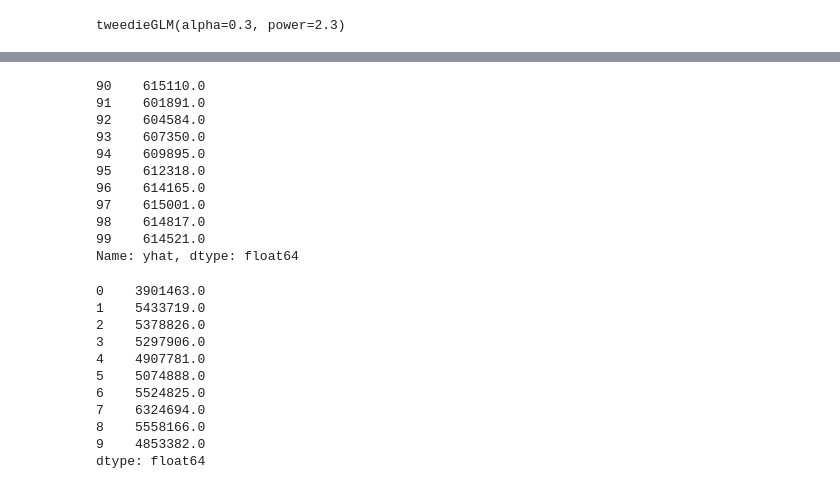
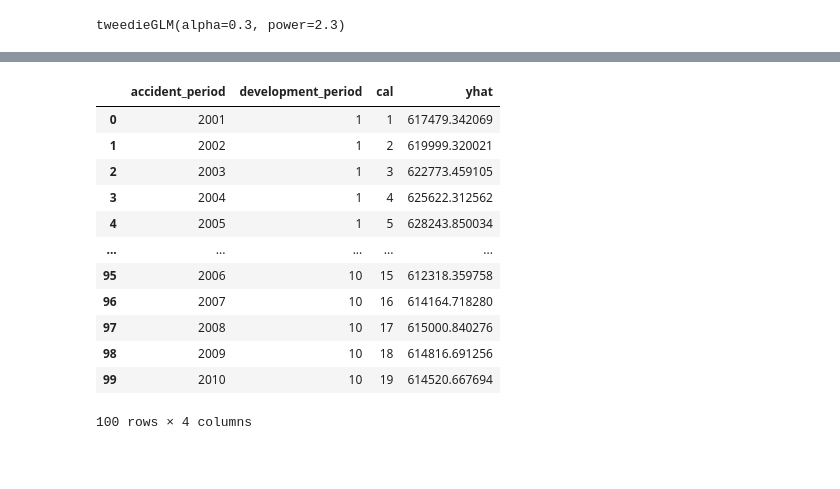
Before and after one commit to rocky-reserving/rocky, a Jupyter notebook: rocky-app/ROCKY Demo.ipynb, the cells around one changed output, grey strips where cells are left out. Saved outputs shown, nothing was run; the diff lists cells and outputs as text; code cells hidden in the pictures; blank space fills up the shorter version.

```diff
--- a/rocky-app/ROCKY Demo.ipynb
+++ b/rocky-app/ROCKY Demo.ipynb
@@ -145,32 +154,16 @@ ValueError: Some value(s) of y are out of the valid range of the loss 'HalfTweed
 # %%
-r.tweedie.PredictTriangle().query('development_period==10').yhat.round(0)
+r.tweedie.PredictTriangle()
 # %% [output]
+|  | accident_period | development_period | cal | yhat |
+| 0 | 2001 | 1 | 1 | 617479.342069 |
+| 1 | 2002 | 1 | 2 | 619999.320021 |
+| 2 | 2003 | 1 | 3 | 622773.459105 |
+| 3 | 2004 | 1 | 4 | 625622.312562 |
+| 4 | 2005 | 1 | 5 | 628243.850034 |
+| ... | ... | ... | ... | ... |
+| 95 | 2006 | 10 | 15 | 612318.359758 |
+| 96 | 2007 | 10 | 16 | 614164.718280 |
+| 97 | 2008 | 10 | 17 | 615000.840276 |
+| 98 | 2009 | 10 | 18 | 614816.691256 |
+| 99 | 2010 | 10 | 19 | 614520.667694 |
-90    615110.0
-91    601891.0
-92    604584.0
-93    607350.0
-94    609895.0
-95    612318.0
-96    614165.0
-97    615001.0
-98    614817.0
-99    614521.0
-Name: yhat, dtype: float64
+100 rows × 4 columns
-# %%
-# chain ladder ultimate
-atu = r.paid_loss.atu('vwa', 3).tolist()
-atu.reverse()
-
-(r.paid_loss.diag().reset_index(drop=True) * pd.Series(atu)).round(0)
-# %% [output]
-0    3901463.0
-1    5433719.0
-2    5378826.0
-3    5297906.0
-4    4907781.0
-5    5074888.0
-6    5524825.0
-7    6324694.0
-8    5558166.0
-9    4853382.0
-dtype: float64
```
Also changed, not shown: parts of 26 cells of this notebook, 5 other files.
